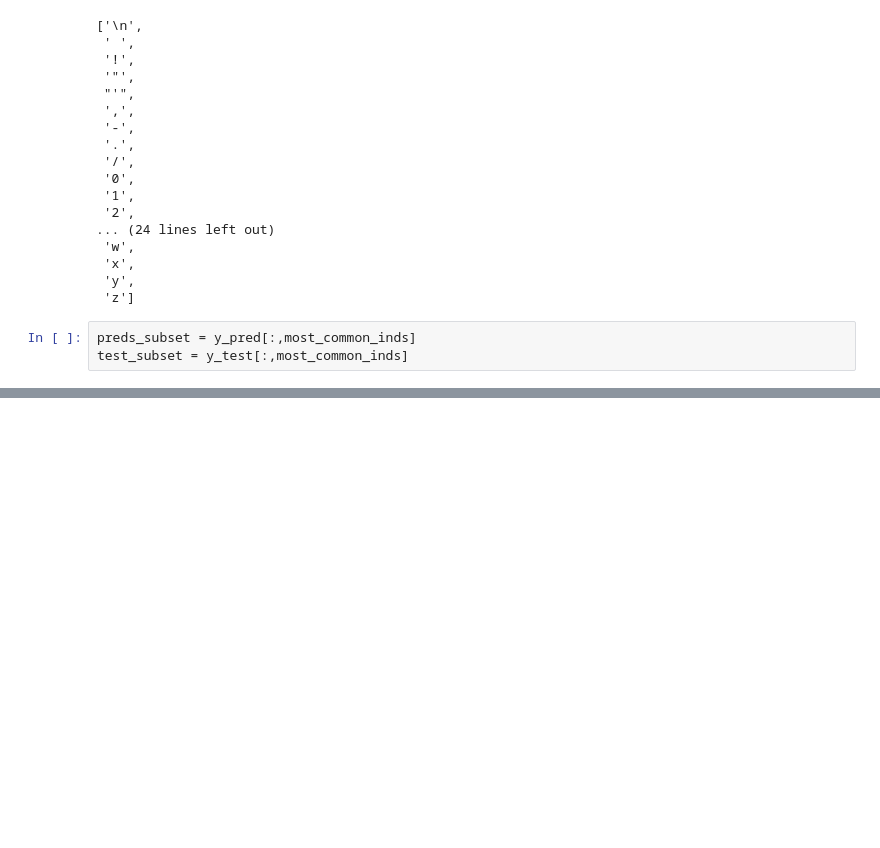
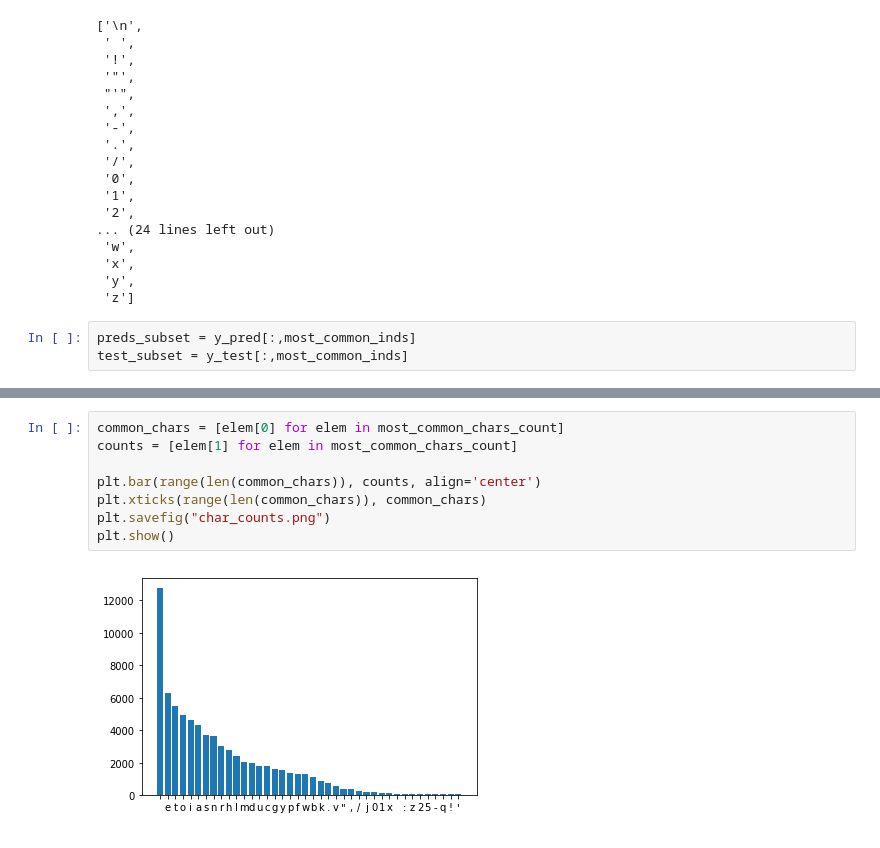
Before and after one commit to j-p-terry/DATA2040_Final, a Jupyter notebook: gru-text-generation.ipynb, the cells around one changed output, grey strips where cells are left out. Drawn from its saved outputs; the diff is of its cells as text; blank space fills up the shorter version.

```diff
--- a/gru-text-generation.ipynb
+++ b/gru-text-generation.ipynb
@@ -313,0 +325,10 @@ fig.savefig("confusion matrix.png")
+# %%
+common_chars = [elem[0] for elem in most_common_chars_count]
+counts = [elem[1] for elem in most_common_chars_count]
+
+plt.bar(range(len(common_chars)), counts, align='center')
+plt.xticks(range(len(common_chars)), common_chars)
+plt.savefig("char_counts.png")
+plt.show()
+# %% [output]
+[figure, added]
```
Also changed, not shown: parts of 4 cells of this notebook.
